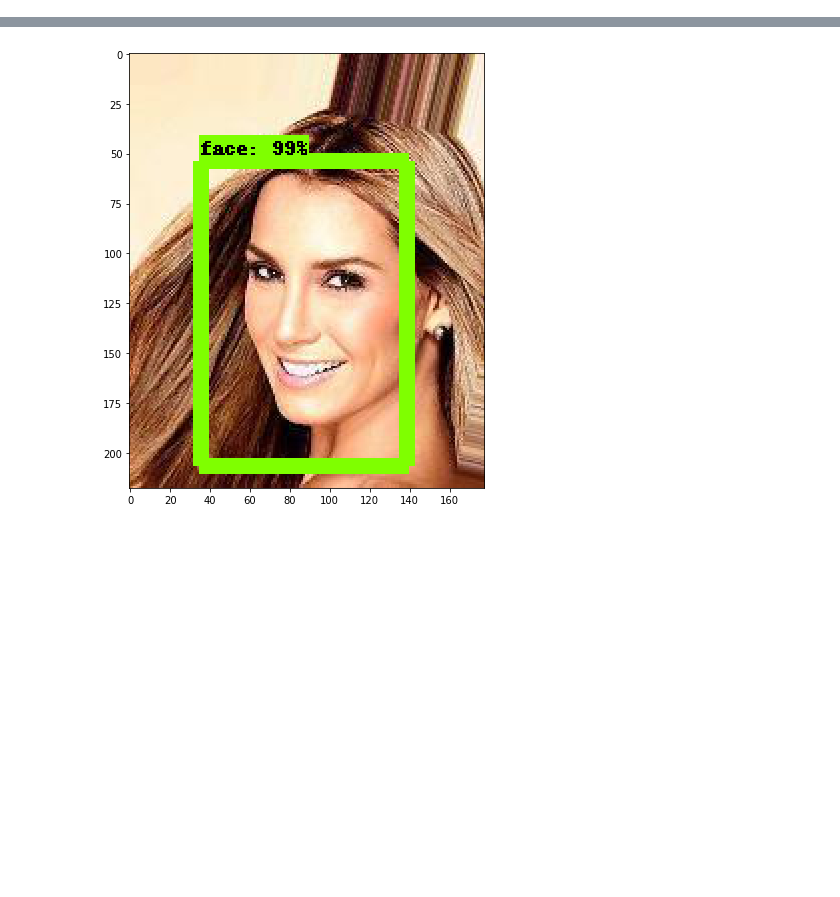
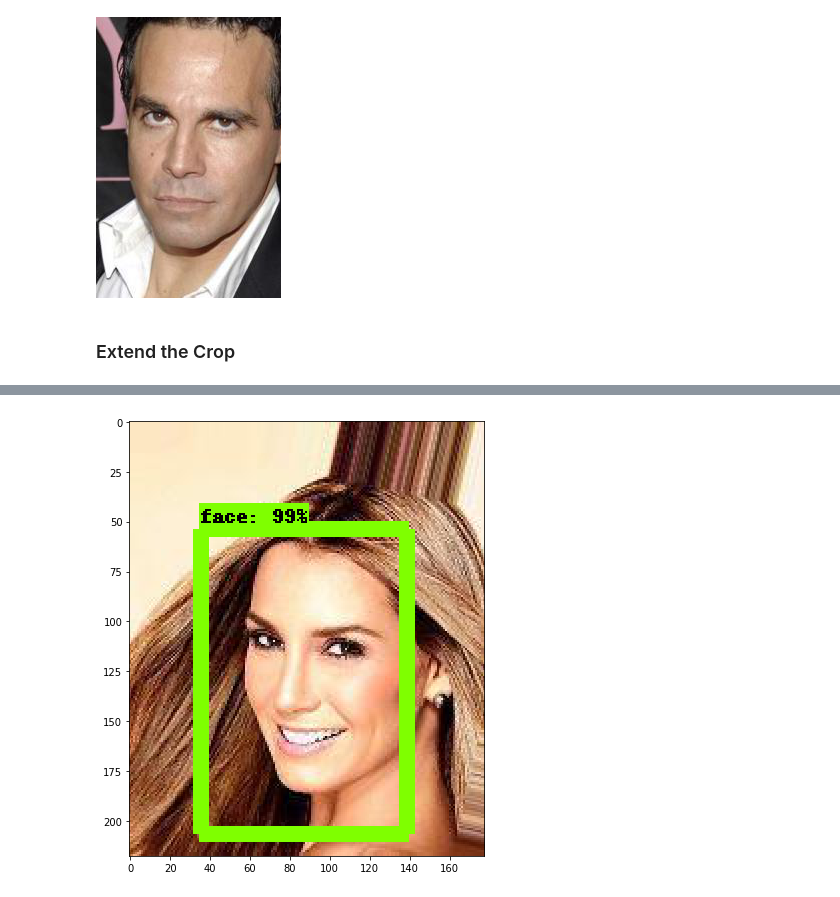
Before and after one commit to YasiRajaee/FDFAE, a Jupyter notebook: src/detection_editing.ipynb, the cells around one changed output, grey strips where cells are left out. Saved outputs shown, nothing was run; the diff lists cells and outputs as text; code cells hidden in the pictures; blank space fills up the shorter version.

```diff
--- a/src/detection/object_detection_tutorial.ipynb
+++ b/src/detection_editing.ipynb
@@ -100,0 +216,12 @@ def load_image_into_numpy_array(image):
+# %%
+x_1 = image.size[0] * bbox[1]
+y_1 = image.size[1] * bbox[0]
+x_2 = image.size[0] * bbox[3]
+y_2 = image.size[1] * bbox[2]
+image_crop = image.crop((x_1,y_1,x_2,y_2))
+# %%
+image_crop
+# %% [output]
+[figure, added]
+# %% [markdown]
+### Extend the Crop
```
Also changed, not shown: parts of 38 cells of this notebook, 7 other files.
